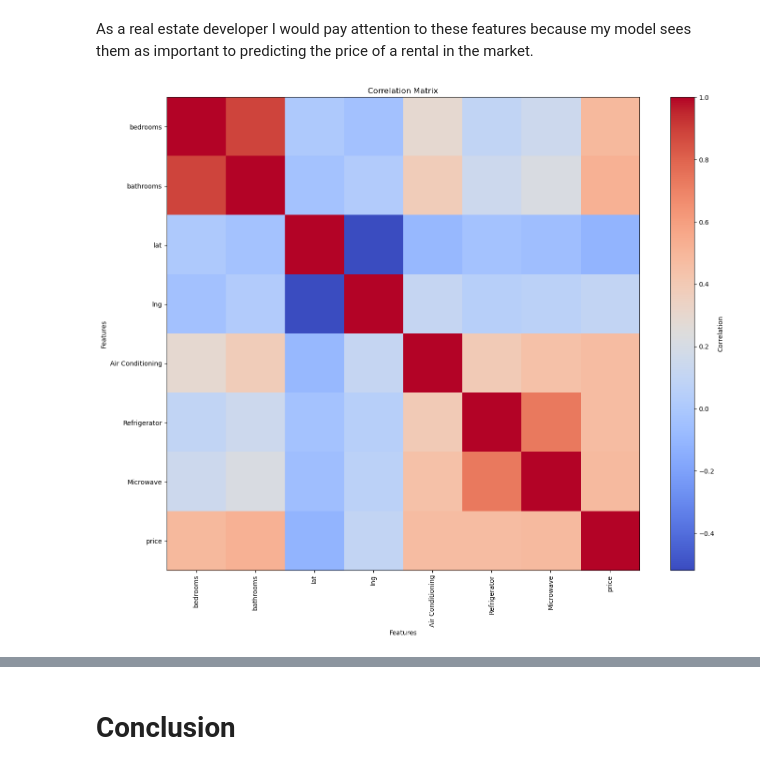
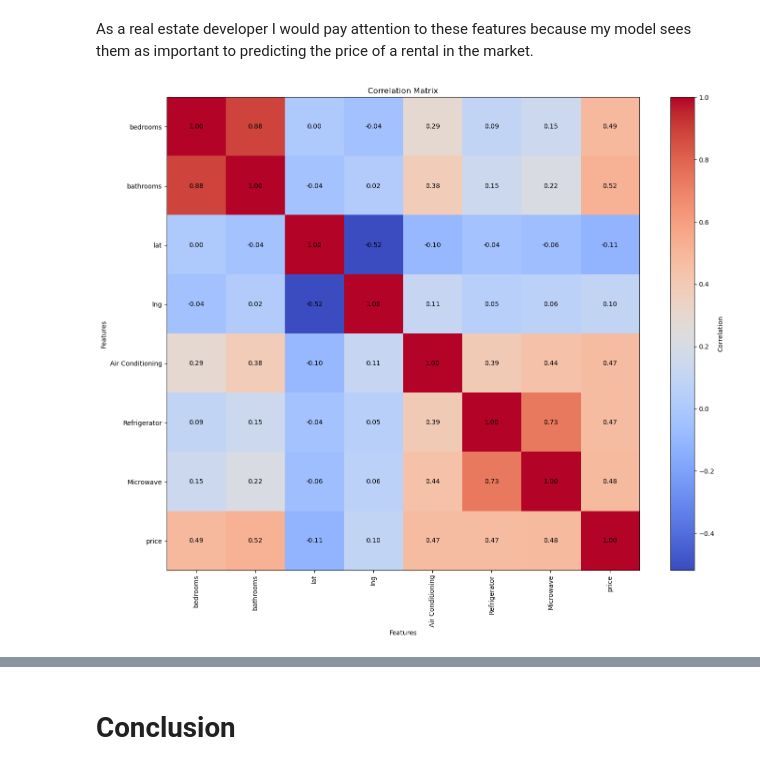
Before and after one commit to doseikwatia/ghana-rent-cost, a Jupyter notebook: main.ipynb, the cells around one changed output, grey strips where cells are left out. Drawn from its saved outputs; the diff is of its cells as text; code cells hidden in the pictures.

```diff
--- a/main.ipynb
+++ b/main.ipynb
@@ -287,10 +298,9 @@ def plot3d(X, groups=None):
 # %%
 std_scaler = StandardScaler()
-y_df = df['price']
+y_df = df[['price']]
 X_df = df.drop(columns=['price'])
-X_df['floor_area'] = std_scaler.fit_transform(X_df[['floor_area']])
-X = X_df.to_numpy()
-y = y_df.to_numpy()
+X = std_scaler.fit_transform(X_df)
+y = y_df
 # %%
 pca = PCA(n_components=3)
 X_pca = pca.fit_transform(X)
@@ -353,15 +365,9 @@ def model_name(m):
     name = str(type(m)).split('.')[-1].strip('>\'')
     return name
 # %%
-models = [LinearRegression(),
+models = [
           RandomForestRegressor(),
           GradientBoostingRegressor(),
-          SVR(),
-          MLPRegressor(hidden_layer_sizes=(128,32),
-                            activation='relu',
-                            max_iter=500,
-                            learning_rate='adaptive',
-                            random_state=42),
           xg.XGBRegressor(objective ='reg:squarederror',
                   n_estimators = 5, seed = 42)
           ]
@@ -377,7 +392,7 @@ plt.show()
 # %% [markdown]
 ## Exploring features and their importance
 # %%
-important_features = pd.concat([ pd.DataFrame(models[i].feature_importances_, columns=[model_name(models[i])], index=X_df.columns) for i in [1,2,5]], axis=1)
+important_features = pd.concat([ pd.DataFrame(models[i].feature_importances_, columns=[model_name(models[i])], index=X_df.columns) for i in [0,1,2]], axis=1)
 # %%
 ax=important_features.plot.bar()
 ax.figure.set_size_inches(15,10)
@@ -403,20 +413,26 @@ As a real estate developer I would pay attention to these features because my mo
 # %%
 variables = list(most_relevant_feat.index) + ['price']
 cor_matrix = df[variables].corr()
-plt.figure().set_size_inches(15,12)
+fig, ax = plt.subplots()
+fig.set_size_inches(15,12)
 plt.imshow(cor_matrix, cmap='coolwarm', interpolation='none')
 
 
 plt.colorbar(label='Correlation')
 plt.title('Correlation Matrix')
 plt.xlabel('Features')
 plt.ylabel('Features')
 
+# Annotate each cell with the correlation value
+for i in range(cor_matrix.shape[0]):
+    for j in range(cor_matrix.shape[1]):
+        ax.text(j, i, f"{cor_matrix.iloc[i, j]:.2f}",ha="center", va="center", color="black")
+
 # Add ticks and labels
 plt.xticks(ticks=np.arange(len(variables)), labels=variables, rotation=90)
 plt.yticks(ticks=np.arange(len(variables)), labels=variables)
 
 plt.tight_layout()
 plt.show()
 # %% [output]
-[figure, old version]
+[figure, new version]
```
Also changed, not shown: parts of 16 cells of this notebook.
